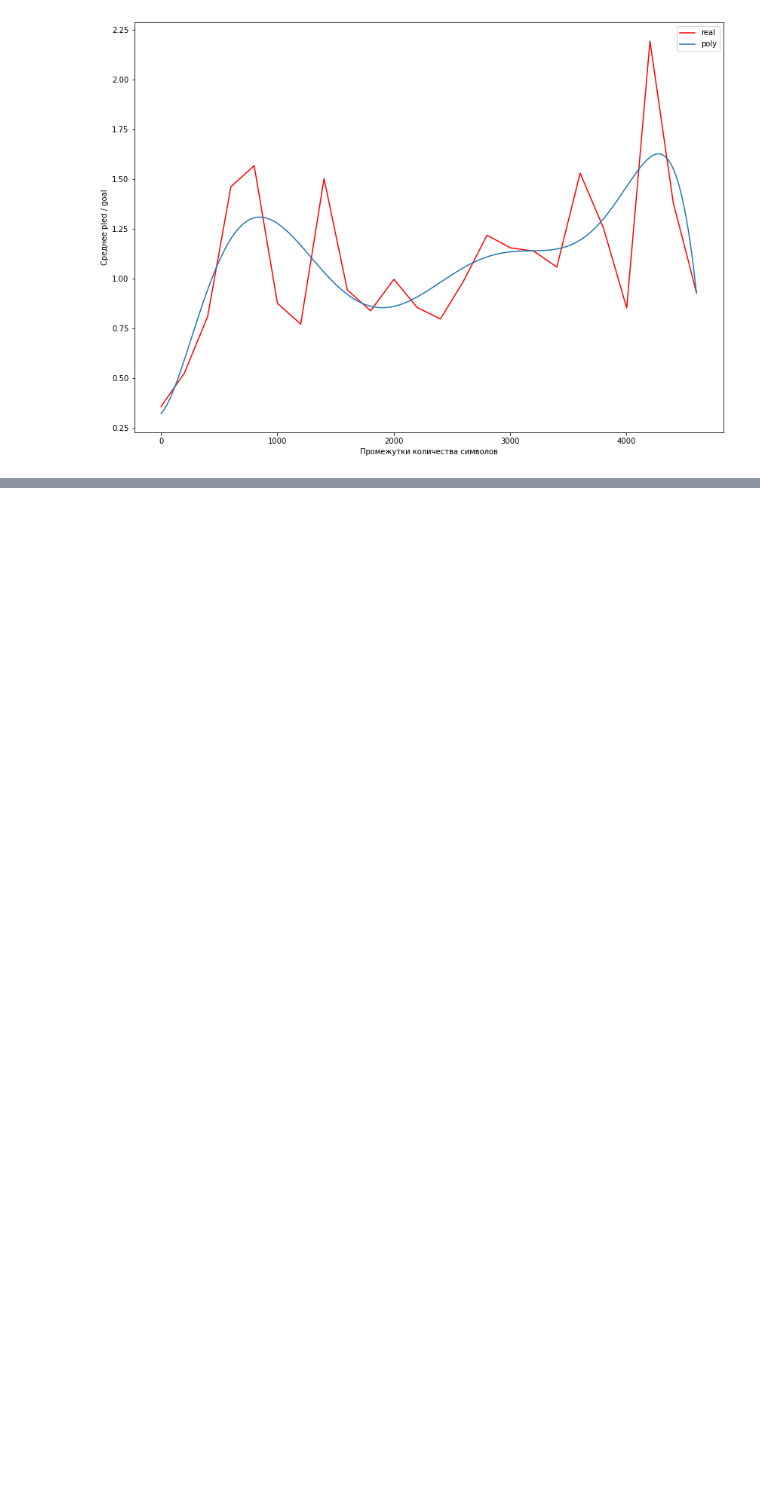
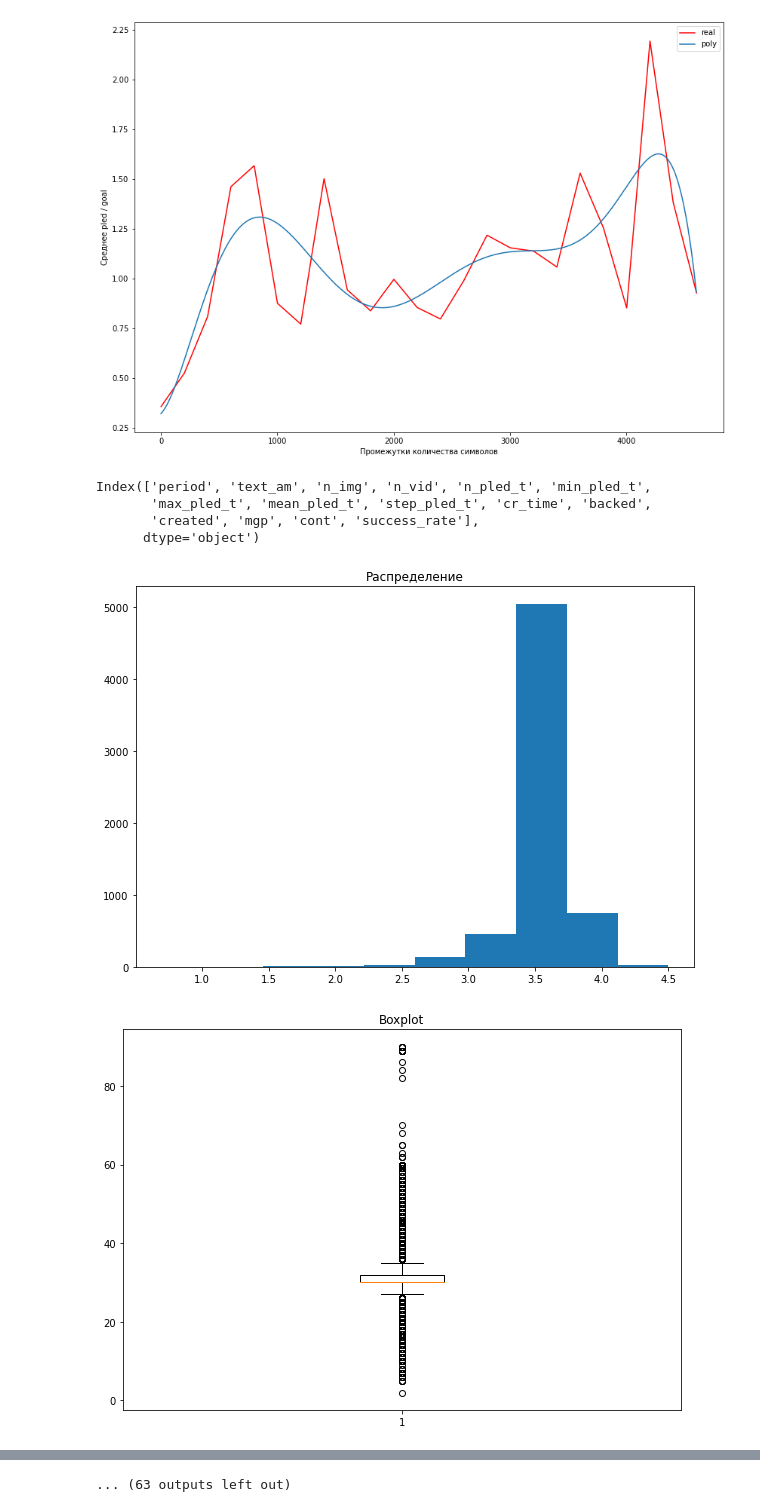
Before and after one commit to Yue2u/DANO-olympiade, a Jupyter notebook: Linear research.ipynb, the cells around one changed output, grey strips where cells are left out. Saved outputs shown, nothing was run; the diff lists cells and outputs as text; code cells hidden in the pictures; blank space fills up the shorter version.

```diff
--- a/Linear research.ipynb
+++ b/Linear research.ipynb
@@ -264,0 +304,18 @@ None
+# %%
+genres = ['rpg', 'platformer', 'shooter', 'shooter', 'fighting',
+          'survival', 'horror', 'strategy', 'arcade', 'simulator',
+          'mmo', 'indie', 'action', 'quest', 'adventure']
+data = df.drop(columns=['is_site', 'succsess', 'pled', 'goal']).drop(columns=genres)
+numeric_data = data.corr().columns[1:]
+print(numeric_data)
+# %% [output]
+Index(['period', 'text_am', 'n_img', 'n_vid', 'n_pled_t', 'min_pled_t',
+       'max_pled_t', 'mean_pled_t', 'step_pled_t', 'cr_time', 'backed',
+       'created', 'mgp', 'cont', 'success_rate'],
+      dtype='object')
+# %%
+for col in numeric_data:
+    explore_feature(df, col)
+# %% [output]
+[figure, added]
+[figure, added]
@@ -264,0 +332 @@ None
+... (63 outputs left out)
```
Also changed, not shown: parts of 8 cells of this notebook.
